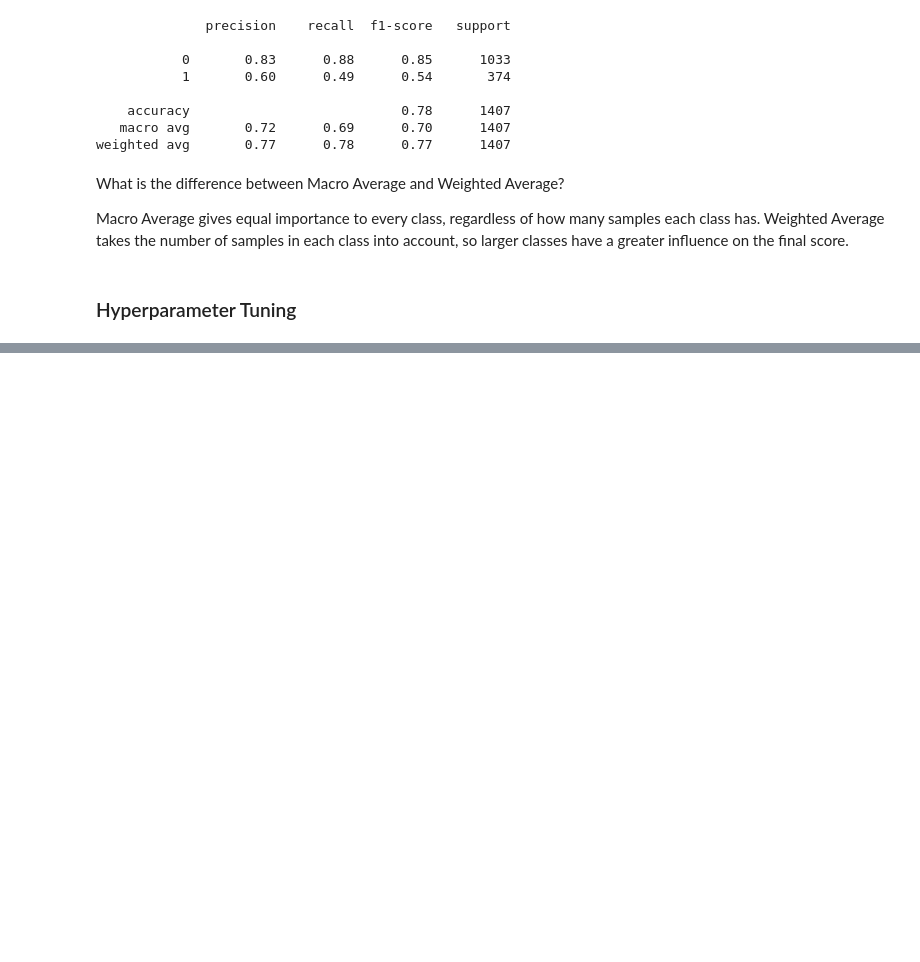
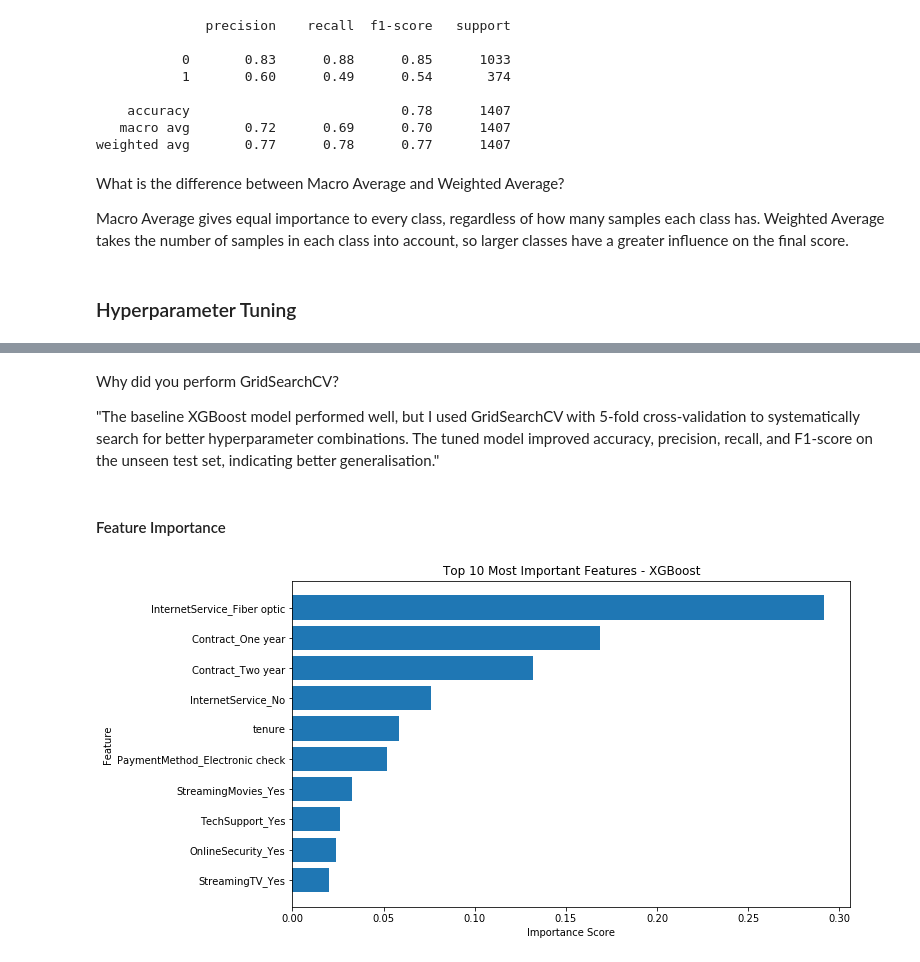
Before and after one commit to Eku12345/ml-learning-journey, a Jupyter notebook: 05-xgboost-customer-churn/notebooks/xgboost_customer_churn.ipynb, the cells around one changed output, grey strips where cells are left out. Saved outputs shown, nothing was run; the diff lists cells and outputs as text; code cells hidden in the pictures; blank space fills up the shorter version.

Commit message:
Complete XGBoost customer churn prediction project

```diff
--- a/05-xgboost-customer-churn/notebooks/xgboost_customer_churn.ipynb
+++ b/05-xgboost-customer-churn/notebooks/xgboost_customer_churn.ipynb
@@ -1880,0 +1885,4 @@ grid_search = GridSearchCV(
+# %%
+# Start Hyperparameter Tuning
+
+grid_search.fit(X_train, y_train)
@@ -1880,0 +1928,4 @@ grid_search = GridSearchCV(
+# %%
+# testing the test data
+
+best_model = grid_search.best_estimator_
@@ -1880,0 +1977,7 @@ grid_search = GridSearchCV(
+# %% [markdown]
+Why did you perform GridSearchCV?
+
+
+"The baseline XGBoost model performed well, but I used GridSearchCV with 5-fold cross-validation to systematically search for better hyperparameter combinations. The tuned model improved accuracy, precision, recall, and F1-score on the unseen test set, indicating better generalisation."
+# %% [markdown]
+#### Feature Importance
@@ -1880,0 +1987,31 @@ grid_search = GridSearchCV(
+# %%
+# Extract Feature Importances
+
+feature_importance = pd.DataFrame({
+    'Feature': X_train.columns,
+    'Importance': best_model.feature_importances_
+})
+# %%
+feature_importance = feature_importance.sort_values(
+    by='Importance',
+    ascending=False
+)
+# %%
+# plot the feature importance
+
+plt.figure(figsize=(10, 6))
+
+plt.barh(
+    feature_importance['Feature'][:10],
+    feature_importance['Importance'][:10]
+)
+
+plt.xlabel('Importance Score')
+plt.ylabel('Feature')
+plt.title('Top 10 Most Important Features - XGBoost')
+
+plt.gca().invert_yaxis()
+
+plt.show()
+# %% [output]
+[figure, added]
```
Also changed, not shown: parts of 10 cells of this notebook.
